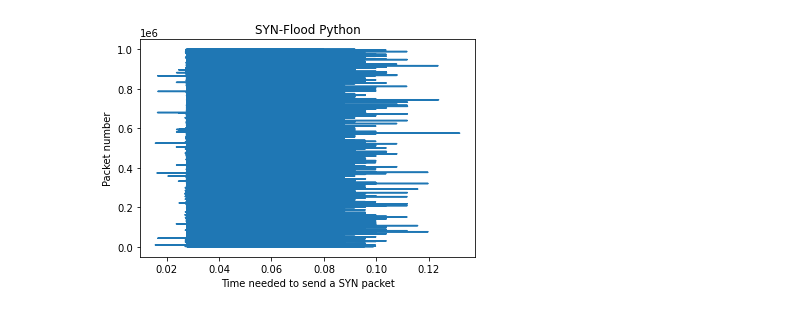
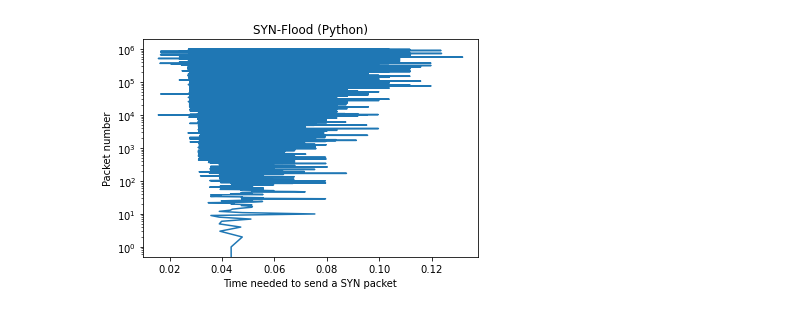
Before and after one commit to liorvi35/SYN-Flood-Attack, a Jupyter notebook: Results/Graphs.ipynb, the cells around one changed output. Saved outputs shown, nothing was run; the diff lists cells and outputs as text; code cells hidden in the pictures.

```diff
--- a/Results/Graphs.ipynb
+++ b/Results/Graphs.ipynb
@@ -16,18 +16,17 @@ def get_graph(file):
         except IndexError:
             break
     return list(data.values()), list(data.keys())
-
-
-
-with open("syns_results_p.txt", "r") as file:
-    x_val, y_val = get_graph(file)
-plt.plot(x_val, y_val)
-plt.xlabel("Time needed to send a SYN packet")
-plt.ylabel("Packet number")
-plt.title("SYN-Flood Python")
-plt.show()
-# %% [output]
-[figure, removed]
+# %%
+with open("syns_results_p.txt", "r") as file:
+    x_val, y_val = get_graph(file)
+plt.plot(x_val, y_val)
+plt.xlabel("Time needed to send a SYN packet")
+plt.ylabel("Packet number")
+plt.title("SYN-Flood (Python)")
+plt.yscale("log")
+plt.show()
+# %% [output]
+[figure, added]
 # %%
 with open("pings_results_p.txt", "r") as file:
     x_val, y_val = get_graph(file)
```
Also changed, not shown: parts of 3 cells of this notebook.
